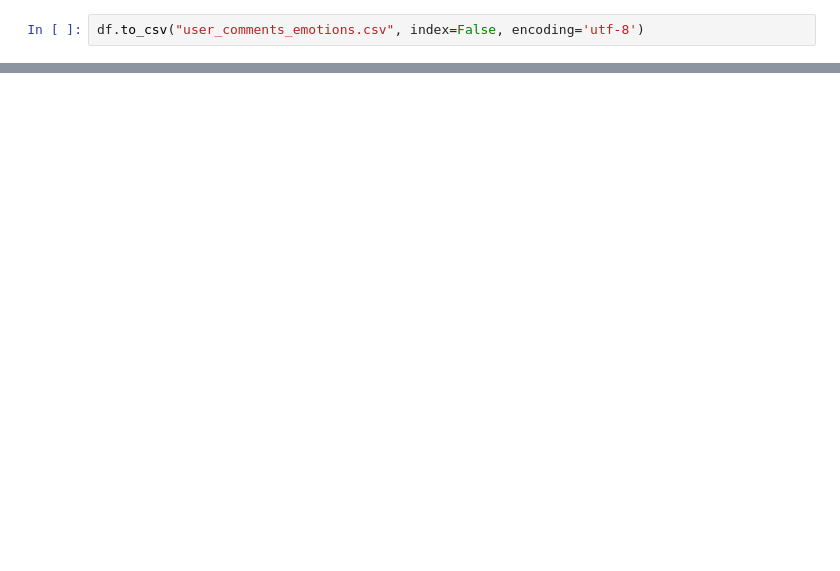
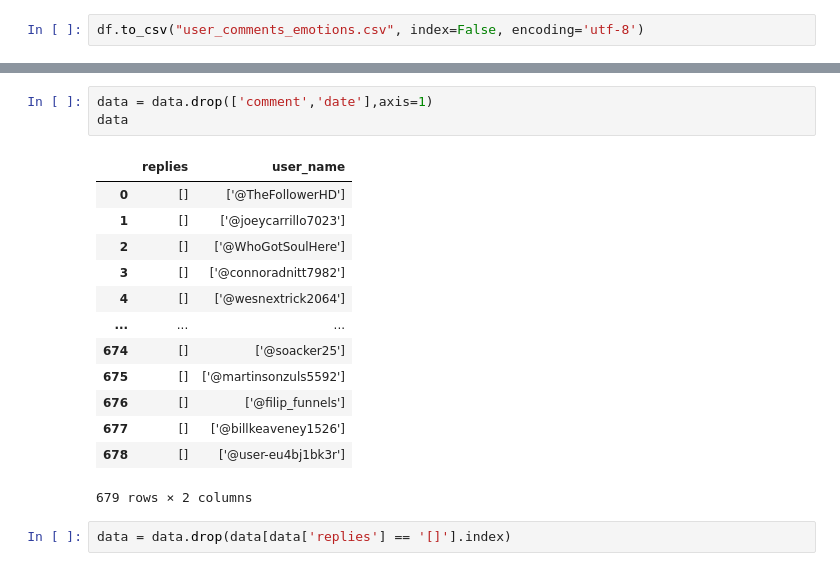
Before and after one commit to IrinejIT52/CV, a Jupyter notebook: ADMProjekat/ADM_Project_CommentSentiment.ipynb, the cells around one changed output, grey strips where cells are left out. Drawn from its saved outputs; the diff is of its cells as text; blank space fills up the shorter version.

```diff
--- a/ADMProjekat/ADM_Project_CommentSentiment.ipynb
+++ b/ADMProjekat/ADM_Project_CommentSentiment.ipynb
@@ -359,0 +377,19 @@ Text(0.5, 1.0, 'Emotion Distribution')
+# %%
+data = data.drop(['comment','date'],axis=1)
+data
+# %% [output]
+|  | replies | user_name |
+| 0 | [] | ['@TheFollowerHD'] |
+| 1 | [] | ['@joeycarrillo7023'] |
+| 2 | [] | ['@WhoGotSoulHere'] |
+| 3 | [] | ['@connoradnitt7982'] |
+| 4 | [] | ['@wesnextrick2064'] |
+| ... | ... | ... |
+| 674 | [] | ['@soacker25'] |
+| 675 | [] | ['@martinsonzuls5592'] |
+| 676 | [] | ['@filip_funnels'] |
+| 677 | [] | ['@billkeaveney1526'] |
+| 678 | [] | ['@user-eu4bj1bk3r'] |
+679 rows × 2 columns
+# %%
+data = data.drop(data[data['replies'] == '[]'].index)
```
Also changed, not shown: parts of 16 cells of this notebook.
